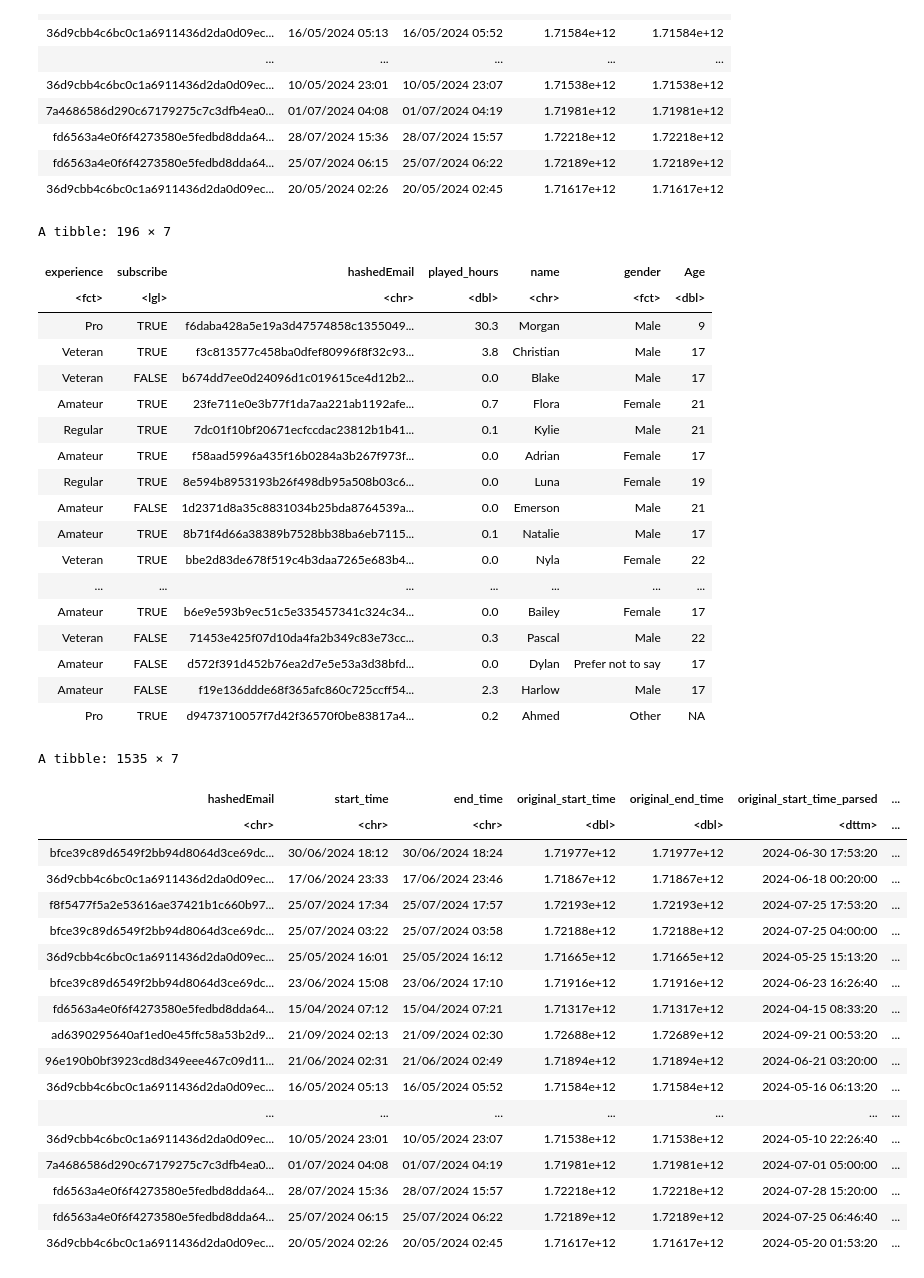
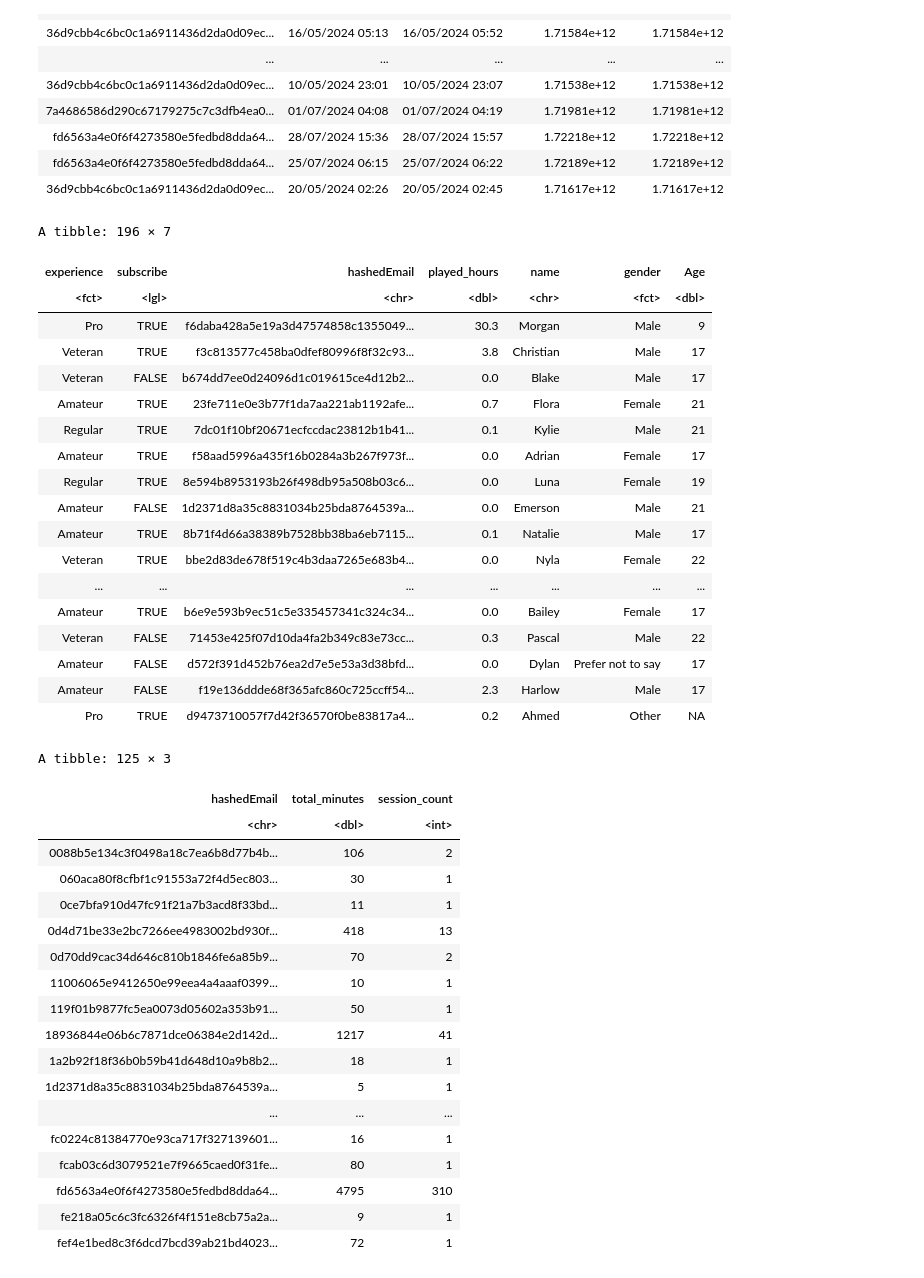
Before and after one commit to mxriesong/dsci100project, a Jupyter notebook: Untitled.ipynb, the cells around one changed output. Cells and saved outputs as stored; diff of their text form; code cells hidden in the pictures.

Commit message:
merged players and mutated sessions data together for better visualization

```diff
--- a/Untitled.ipynb
+++ b/Untitled.ipynb
@@ -86,50 +86,57 @@ A spec_tbl_df: 1535 × 5
 # %%
 players <- players |>
 mutate(experience = as_factor(experience), gender = as_factor(gender))
 players
 
 sessions <- sessions |>
-mutate(
-    original_start_time_parsed = as_datetime(original_start_time / 1000),
-    original_end_time_parsed = as_datetime(original_end_time / 1000)
+ mutate(
+    start_time_parsed = dmy_hm(start_time),
+    end_time_parsed = dmy_hm(end_time),
+    session_length_mins = as.numeric(difftime(end_time_parsed, start_time_parsed, units = "mins"))
   )
-sessions
+total_playtime <- sessions |>
+  group_by(hashedEmail) |>
+  summarise(
+    total_minutes = sum(session_length_mins, na.rm = TRUE),
+    session_count = n()
+  )
+total_playtime
 # %% [output]
 A tibble: 196 × 7
 | experience | subscribe | hashedEmail | played_hours | name | gender | Age |
 | <fct> | <lgl> | <chr> | <dbl> | <chr> | <fct> | <dbl> |
 | Pro | TRUE | f6daba428a5e19a3d47574858c1355049... | 30.3 | Morgan | Male | 9 |
 | Veteran | TRUE | f3c813577c458ba0dfef80996f8f32c93... | 3.8 | Christian | Male | 17 |
 | Veteran | FALSE | b674dd7ee0d24096d1c019615ce4d12b2... | 0.0 | Blake | Male | 17 |
 | Amateur | TRUE | 23fe711e0e3b77f1da7aa221ab1192afe... | 0.7 | Flora | Female | 21 |
 | Regular | TRUE | 7dc01f10bf20671ecfccdac23812b1b41... | 0.1 | Kylie | Male | 21 |
 | Amateur | TRUE | f58aad5996a435f16b0284a3b267f973f... | 0.0 | Adrian | Female | 17 |
 | Regular | TRUE | 8e594b8953193b26f498db95a508b03c6... | 0.0 | Luna | Female | 19 |
 | Amateur | FALSE | 1d2371d8a35c8831034b25bda8764539a... | 0.0 | Emerson | Male | 21 |
 | Amateur | TRUE | 8b71f4d66a38389b7528bb38ba6eb7115... | 0.1 | Natalie | Male | 17 |
 | Veteran | TRUE | bbe2d83de678f519c4b3daa7265e683b4... | 0.0 | Nyla | Female | 22 |
 | ... | ... | ... | ... | ... | ... | ... |
 | Amateur | TRUE | b6e9e593b9ec51c5e335457341c324c34... | 0.0 | Bailey | Female | 17 |
 | Veteran | FALSE | 71453e425f07d10da4fa2b349c83e73cc... | 0.3 | Pascal | Male | 22 |
 | Amateur | FALSE | d572f391d452b76ea2d7e5e53a3d38bfd... | 0.0 | Dylan | Prefer not to say | 17 |
 | Amateur | FALSE | f19e136ddde68f365afc860c725ccff54... | 2.3 | Harlow | Male | 17 |
 | Pro | TRUE | d9473710057f7d42f36570f0be83817a4... | 0.2 | Ahmed | Other | NA |
-A tibble: 1535 × 7
+A tibble: 125 × 3
-| hashedEmail | start_time | end_time | original_start_time | original_end_time | original_start_time_parsed | ... |
-| <chr> | <chr> | <chr> | <dbl> | <dbl> | <dttm> | ... |
-| bfce39c89d6549f2bb94d8064d3ce69dc... | 30/06/2024 18:12 | 30/06/2024 18:24 | 1.71977e+12 | 1.71977e+12 | 2024-06-30 17:53:20 | ... |
-| 36d9cbb4c6bc0c1a6911436d2da0d09ec... | 17/06/2024 23:33 | 17/06/2024 23:46 | 1.71867e+12 | 1.71867e+12 | 2024-06-18 00:20:00 | ... |
-| f8f5477f5a2e53616ae37421b1c660b97... | 25/07/2024 17:34 | 25/07/2024 17:57 | 1.72193e+12 | 1.72193e+12 | 2024-07-25 17:53:20 | ... |
-| bfce39c89d6549f2bb94d8064d3ce69dc... | 25/07/2024 03:22 | 25/07/2024 03:58 | 1.72188e+12 | 1.72188e+12 | 2024-07-25 04:00:00 | ... |
-| 36d9cbb4c6bc0c1a6911436d2da0d09ec... | 25/05/2024 16:01 | 25/05/2024 16:12 | 1.71665e+12 | 1.71665e+12 | 2024-05-25 15:13:20 | ... |
-| bfce39c89d6549f2bb94d8064d3ce69dc... | 23/06/2024 15:08 | 23/06/2024 17:10 | 1.71916e+12 | 1.71916e+12 | 2024-06-23 16:26:40 | ... |
-| fd6563a4e0f6f4273580e5fedbd8dda64... | 15/04/2024 07:12 | 15/04/2024 07:21 | 1.71317e+12 | 1.71317e+12 | 2024-04-15 08:33:20 | ... |
-| ad6390295640af1ed0e45ffc58a53b2d9... | 21/09/2024 02:13 | 21/09/2024 02:30 | 1.72688e+12 | 1.72689e+12 | 2024-09-21 00:53:20 | ... |
-| 96e190b0bf3923cd8d349eee467c09d11... | 21/06/2024 02:31 | 21/06/2024 02:49 | 1.71894e+12 | 1.71894e+12 | 2024-06-21 03:20:00 | ... |
-| 36d9cbb4c6bc0c1a6911436d2da0d09ec... | 16/05/2024 05:13 | 16/05/2024 05:52 | 1.71584e+12 | 1.71584e+12 | 2024-05-16 06:13:20 | ... |
-| ... | ... | ... | ... | ... | ... | ... |
-| 36d9cbb4c6bc0c1a6911436d2da0d09ec... | 10/05/2024 23:01 | 10/05/2024 23:07 | 1.71538e+12 | 1.71538e+12 | 2024-05-10 22:26:40 | ... |
-| 7a4686586d290c67179275c7c3dfb4ea0... | 01/07/2024 04:08 | 01/07/2024 04:19 | 1.71981e+12 | 1.71981e+12 | 2024-07-01 05:00:00 | ... |
-| fd6563a4e0f6f4273580e5fedbd8dda64... | 28/07/2024 15:36 | 28/07/2024 15:57 | 1.72218e+12 | 1.72218e+12 | 2024-07-28 15:20:00 | ... |
-| fd6563a4e0f6f4273580e5fedbd8dda64... | 25/07/2024 06:15 | 25/07/2024 06:22 | 1.72189e+12 | 1.72189e+12 | 2024-07-25 06:46:40 | ... |
-| 36d9cbb4c6bc0c1a6911436d2da0d09ec... | 20/05/2024 02:26 | 20/05/2024 02:45 | 1.71617e+12 | 1.71617e+12 | 2024-05-20 01:53:20 | ... |
+| hashedEmail | total_minutes | session_count |
+| <chr> | <dbl> | <int> |
+| 0088b5e134c3f0498a18c7ea6b8d77b4b... | 106 | 2 |
+| 060aca80f8cfbf1c91553a72f4d5ec803... | 30 | 1 |
+| 0ce7bfa910d47fc91f21a7b3acd8f33bd... | 11 | 1 |
+| 0d4d71be33e2bc7266ee4983002bd930f... | 418 | 13 |
+| 0d70dd9cac34d646c810b1846fe6a85b9... | 70 | 2 |
+| 11006065e9412650e99eea4a4aaaf0399... | 10 | 1 |
+| 119f01b9877fc5ea0073d05602a353b91... | 50 | 1 |
+| 18936844e06b6c7871dce06384e2d142d... | 1217 | 41 |
+| 1a2b92f18f36b0b59b41d648d10a9b8b2... | 18 | 1 |
+| 1d2371d8a35c8831034b25bda8764539a... | 5 | 1 |
+| ... | ... | ... |
+| fc0224c81384770e93ca717f327139601... | 16 | 1 |
+| fcab03c6d3079521e7f9665caed0f31fe... | 80 | 1 |
+| fd6563a4e0f6f4273580e5fedbd8dda64... | 4795 | 310 |
+| fe218a05c6c3fc6326f4f151e8cb75a2a... | 9 | 1 |
+| fef4e1bed8c3f6dcd7bcd39ab21bd4023... | 72 | 1 |
```
Also changed, not shown: parts of 2 cells of this notebook.
